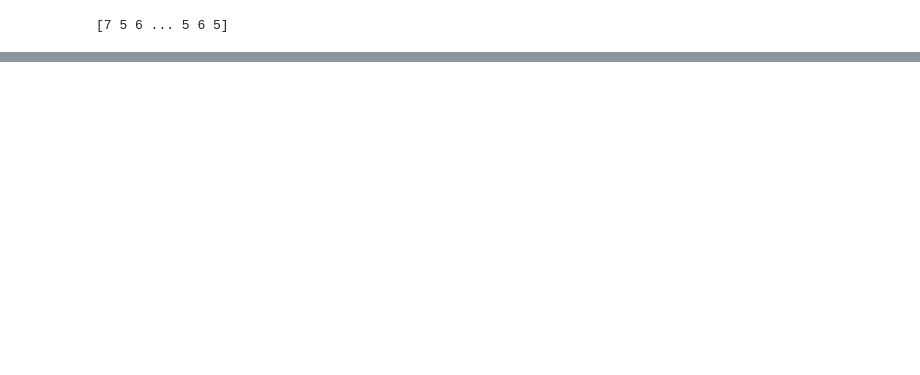
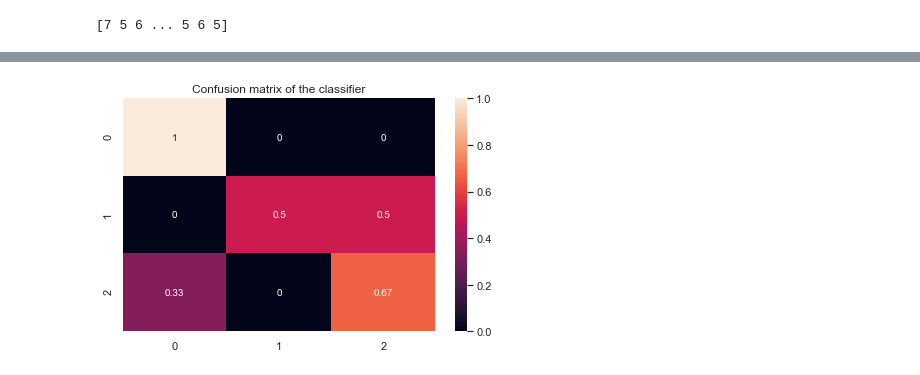
Before and after one commit to antongeorgescu/machine-learning-documentation, a Jupyter notebook: Wine_Quality_Prediction_with_SVM.ipynb, the cells around one changed output, grey strips where cells are left out. Saved outputs shown, nothing was run; the diff lists cells and outputs as text; code cells hidden in the pictures; blank space fills up the shorter version.

```diff
--- a/Wine_Quality_Prediction_with_SVM.ipynb
+++ b/Wine_Quality_Prediction_with_SVM.ipynb
@@ -299,0 +301,32 @@ plt.tight_layout()
+# %%
+decent = 2
+good = 1
+extra = 0
+
+y_test =  [extra, decent, extra, extra, decent, good,decent, good]
+#y_pred =  [extra, decent, extra, extra, decent, good,decent, good]
+y_pred = [decent, decent, extra, extra, decent, extra,decent, good]
+cm = confusion_matrix(y_test, y_pred,labels=[decent, good, extra])
+
+cm = cm.astype('float') / cm.sum(axis=1)[:, np.newaxis]
+
+
+labels = ['decent', 'good', 'extra']
+
+
+#fig = plt.figure()
+#ax = fig.add_subplot(111)
+#cax = ax.matshow(cm)
+#plt.title('Confusion matrix of the classifier')
+#fig.colorbar(cax)
+#ax.set_xticklabels([''] + labels)
+#ax.set_yticklabels([''] + labels)
+#plt.xlabel('Predicted')
+#plt.ylabel('True')
+#plt.show()
+
+sns.heatmap(cm, annot=True, fmt=".2g");
+plt.title('Confusion matrix of the classifier')
+plt.tight_layout()
+# %% [output]
+[figure, added]
```
Also changed, not shown: parts of 3 cells of this notebook.
